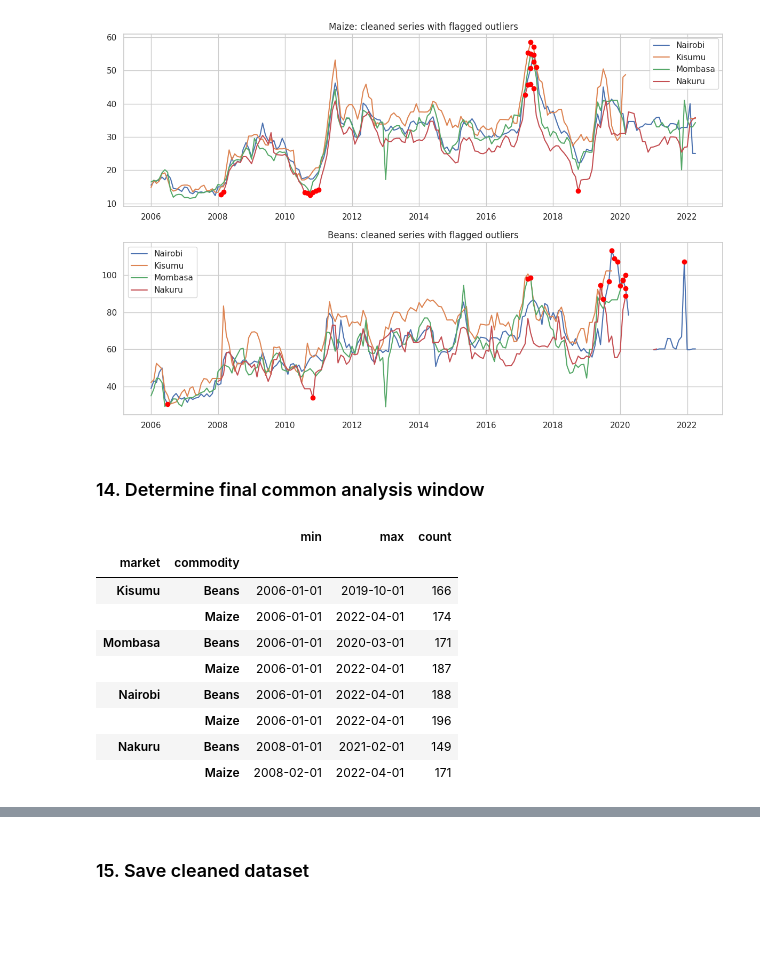
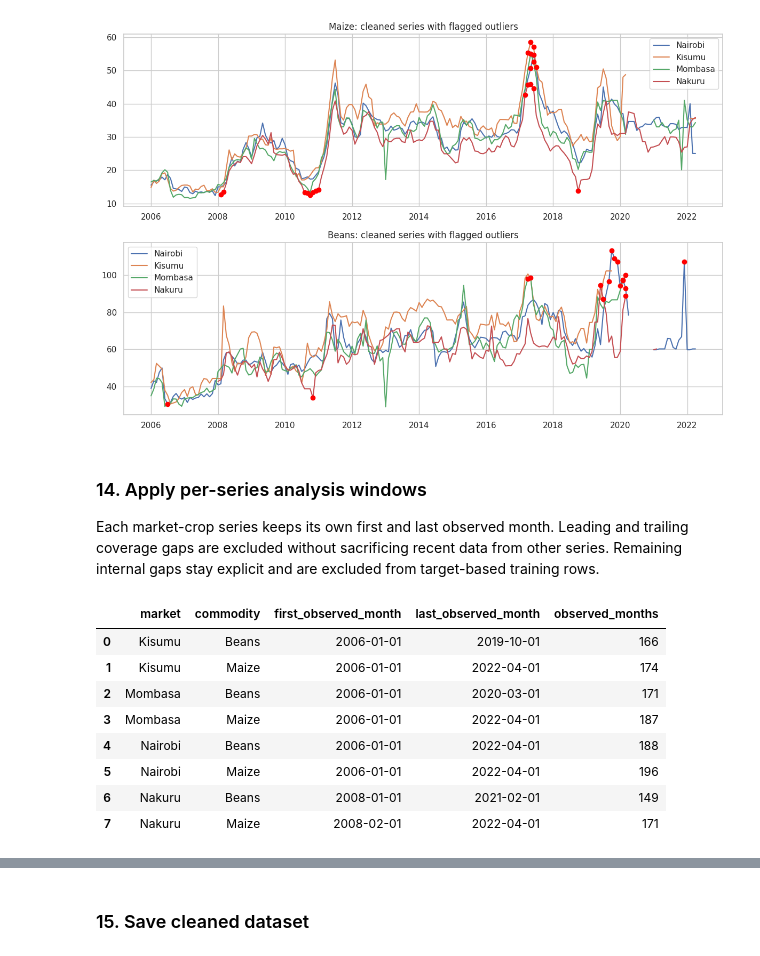
Before and after one commit to Mudibo/AgriSence, a Jupyter notebook: model/notebooks/02_data_cleaning.ipynb, the cells around one changed output, grey strips where cells are left out. Drawn from its saved outputs; the diff is of its cells as text; code cells hidden in the pictures; blank space fills up the shorter version.

Commit message:
(feat): Market-Crop series analysis window addition

```diff
--- a/model/notebooks/02_data_cleaning.ipynb
+++ b/model/notebooks/02_data_cleaning.ipynb
@@ -422,19 +490,29 @@ plt.show()
 # %% [output]
 [figure]
 # %% [markdown]
-### 14. Determine final common analysis window
+### 14. Apply per-series analysis windows
+
+Each market-crop series keeps its own first and last observed month. Leading and trailing coverage gaps are excluded without sacrificing recent data from other series. Remaining internal gaps stay explicit and are excluded from target-based training rows.
 # %%
-coverage_check = (full_panel[full_panel['avg_price_per_kg'].notna()].groupby(['market', 'commodity'])['month'].agg(['min', 'max', 'count']))
+observed_panel = full_panel[full_panel['avg_price_per_kg'].notna()].copy()
+coverage_check = (
+    observed_panel.groupby(['market', 'commodity'])['month']
+    .agg(
+        first_observed_month='min',
+        last_observed_month='max',
+        observed_months='count',
+    )
+    .reset_index()
+)
 coverage_check
 # %% [output]
-|  |  | min | max | count |
-| market | commodity |  |  |  |
-| Kisumu | Beans | 2006-01-01 | 2019-10-01 | 166 |
-|  | Maize | 2006-01-01 | 2022-04-01 | 174 |
-| Mombasa | Beans | 2006-01-01 | 2020-03-01 | 171 |
-|  | Maize | 2006-01-01 | 2022-04-01 | 187 |
-| Nairobi | Beans | 2006-01-01 | 2022-04-01 | 188 |
-|  | Maize | 2006-01-01 | 2022-04-01 | 196 |
-| Nakuru | Beans | 2008-01-01 | 2021-02-01 | 149 |
-|  | Maize | 2008-02-01 | 2022-04-01 | 171 |
+|  | market | commodity | first_observed_month | last_observed_month | observed_months |
+| 0 | Kisumu | Beans | 2006-01-01 | 2019-10-01 | 166 |
+| 1 | Kisumu | Maize | 2006-01-01 | 2022-04-01 | 174 |
+| 2 | Mombasa | Beans | 2006-01-01 | 2020-03-01 | 171 |
+| 3 | Mombasa | Maize | 2006-01-01 | 2022-04-01 | 187 |
+| 4 | Nairobi | Beans | 2006-01-01 | 2022-04-01 | 188 |
+| 5 | Nairobi | Maize | 2006-01-01 | 2022-04-01 | 196 |
+| 6 | Nakuru | Beans | 2008-01-01 | 2021-02-01 | 149 |
+| 7 | Nakuru | Maize | 2008-02-01 | 2022-04-01 | 171 |
 # %%
```
Also changed, not shown: parts of 5 cells of this notebook.
